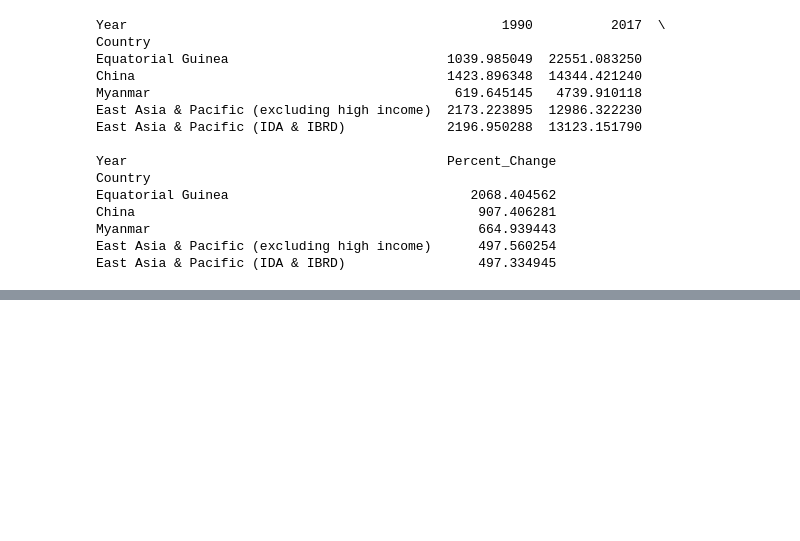
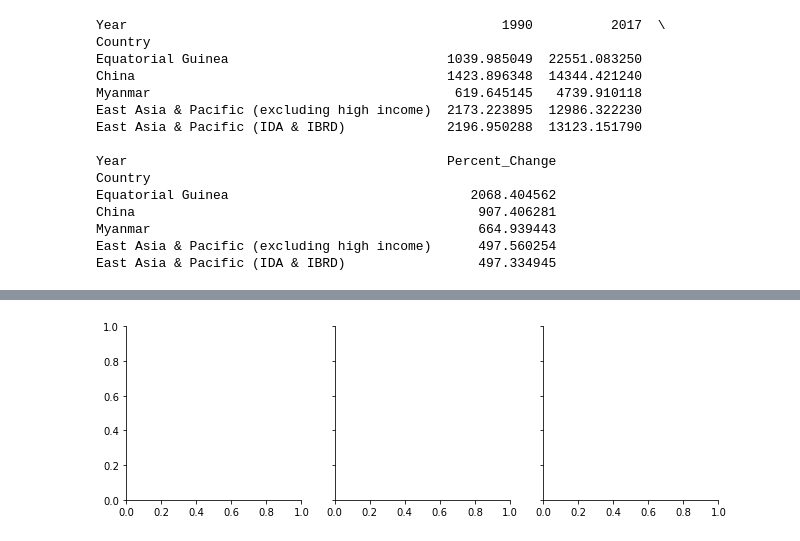
Before and after one commit to nss-data-science-cohort-5/un_exploration-jacob-parks98, a Jupyter notebook: notebooks/UN_Data_Exploration.ipynb, the cells around one changed output, grey strips where cells are left out. Cells and saved outputs as stored; diff of their text form; code cells hidden in the pictures; blank space fills up the shorter version.

```diff
--- a/notebooks/UN_Data_Exploration.ipynb
+++ b/notebooks/UN_Data_Exploration.ipynb
@@ -410,0 +509,5 @@ internet_df.drop(columns = "Value Footnotes")
+# %%
+top_3_gdps = gdp_and_internet_use[(gdp_and_internet_use["Country"] == "Luxembourg")
+                                 |(gdp_and_internet_use["Country"] == "Qatar")
+                                 |(gdp_and_internet_use["Country"] == "Singapore")]
+top_3_gdps
@@ -410,0 +528,4 @@ internet_df.drop(columns = "Value Footnotes")
+# %%
+graph = sns.FacetGrid(top_3_gdps, col = "Country")
+# %% [output]
+[figure, added]
```
Also changed, not shown: parts of 73 cells of this notebook.
